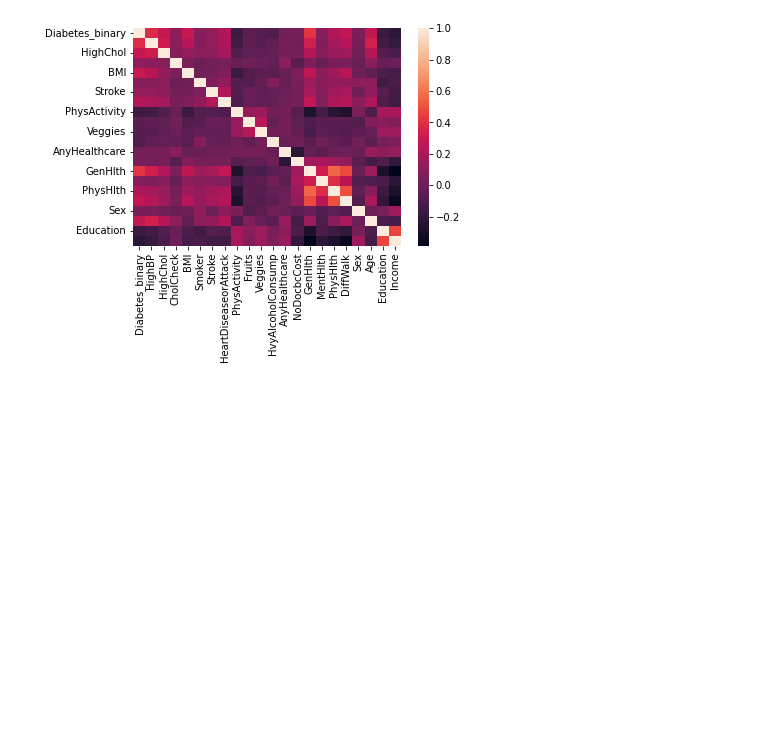
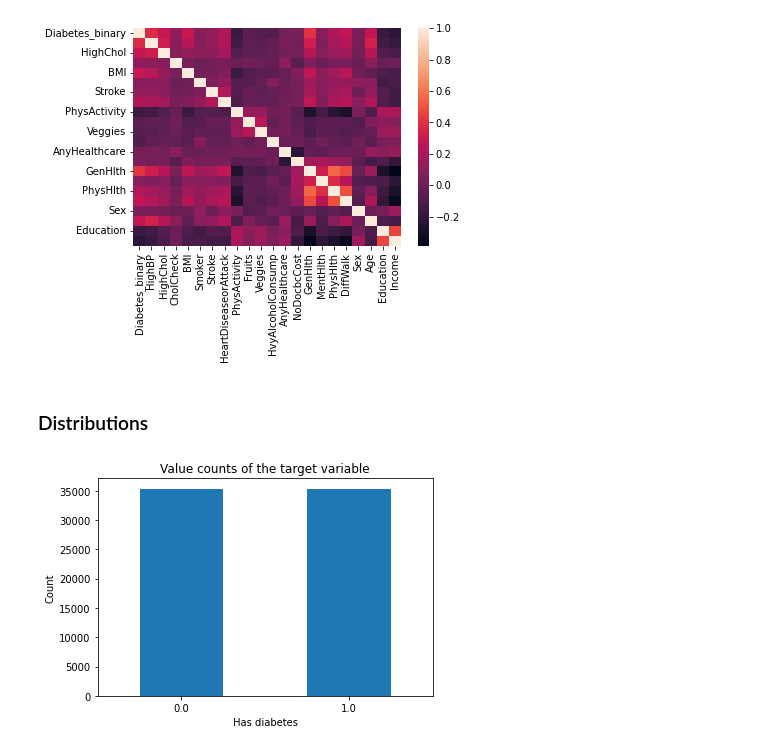
Before and after one commit to AmBadAl/Diabetes, a Jupyter notebook: ml_model.ipynb, the cells around one changed output. Saved outputs shown, nothing was run; the diff lists cells and outputs as text; code cells hidden in the pictures; blank space fills up the shorter version.

Commit message:
plot distributions of the features

```diff
--- a/ml_model.ipynb
+++ b/ml_model.ipynb
@@ -92,3 +92,6 @@ hIn_5050_split
 | 70690 | 1.0 | 1.0 | 1.0 | 1.0 | 18.0 | 0.0 | 0.0 | 0.0 | ... |
 | 70691 | 1.0 | 1.0 | 1.0 | 1.0 | 25.0 | 0.0 | 0.0 | 1.0 | ... |
 70692 rows × 22 columns
+# %%
+target = hIn_5050_split["Diabetes_binary"]
+target
@@ -160,3 +191,14 @@ sns.heatmap(df_corr)
 # %% [output]
 <AxesSubplot:>
 [figure]
+# %% [markdown]
+### Distributions
+# %%
+target.value_counts().plot(kind="bar")
+plt.title("Value counts of the target variable")
+plt.xlabel("Has diabetes")
+plt.xticks(rotation=0)
+plt.ylabel("Count")
+plt.show()
+# %% [output]
+[figure, added]
```
Also changed, not shown: parts of 12 cells of this notebook.
